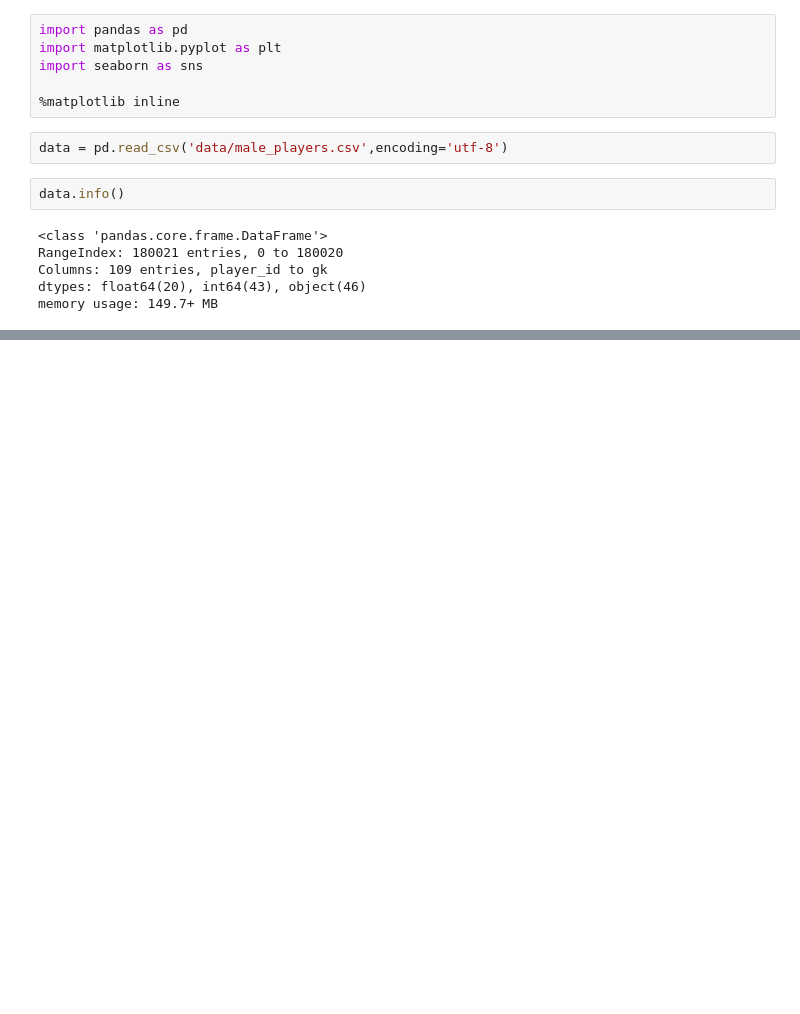
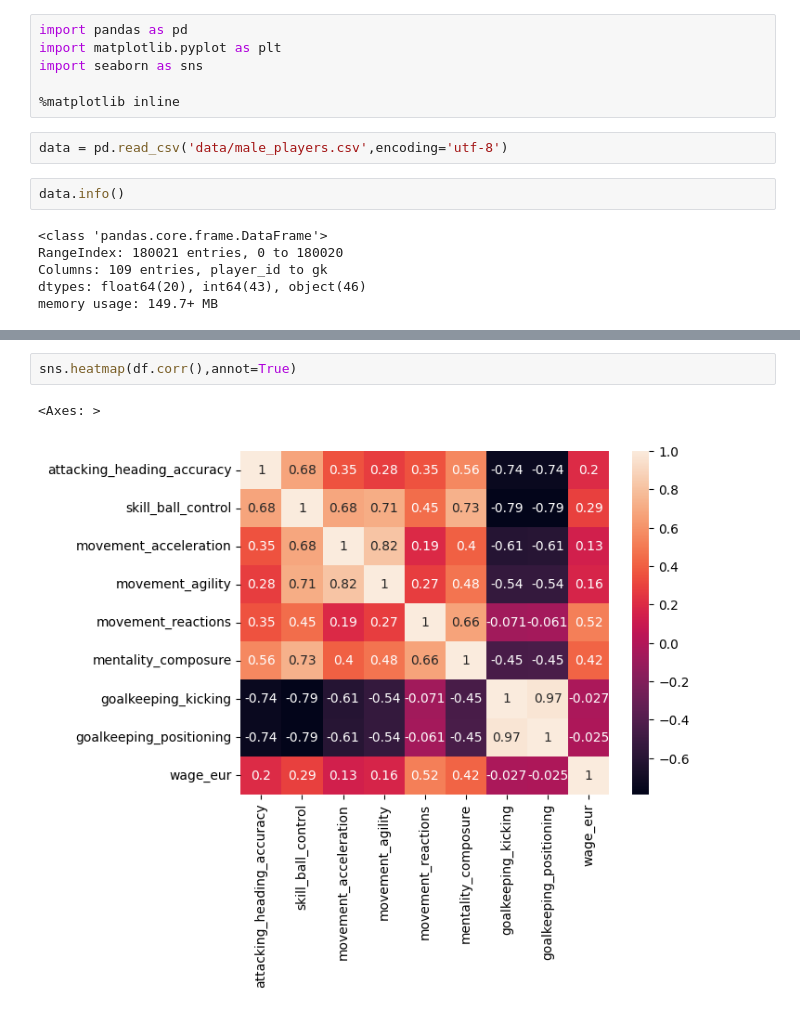
Before and after one commit to emdad-i/Fifa-2024-Linear-Regression-API, a Jupyter notebook: Model_Explore.ipynb, the cells around one changed output, grey strips where cells are left out. Cells and saved outputs as stored; diff of their text form; blank space fills up the shorter version.

```diff
--- a/Model_Explore.ipynb
+++ b/Model_Explore.ipynb
@@ -54,0 +58,5 @@ sns.displot(data['wage_eur'])
+# %%
+sns.heatmap(df.corr(),annot=True)
+# %% [output]
+<Axes: >
+[figure, added]
```
Also changed, not shown: parts of 19 cells of this notebook.
